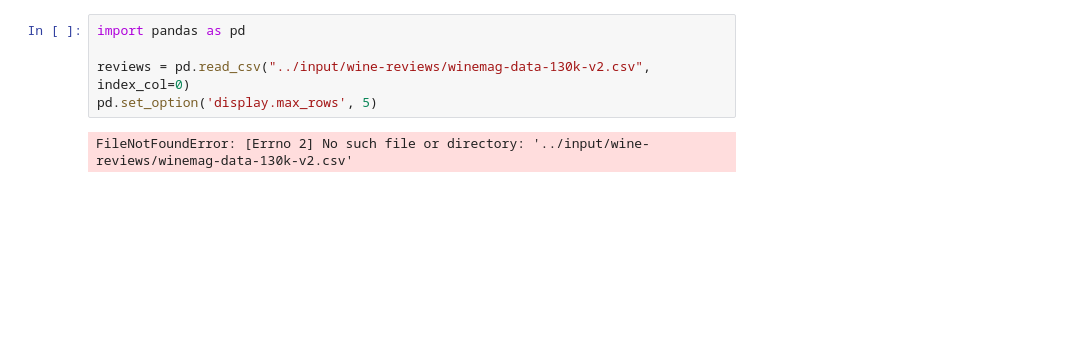
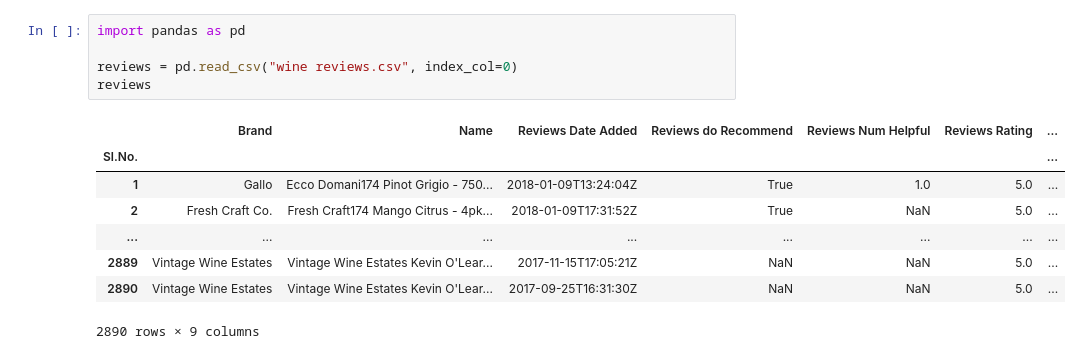
Before and after one commit to alighaderipour/python_hundred_days, a Jupyter notebook: Pandas/Kaggle/2-Indexing, Selecting & Assigning.ipynb, the cells around one changed output. Drawn from its saved outputs; the diff is of its cells as text; blank space fills up the shorter version.

```diff
--- a/Pandas/Kaggle/2-Indexing, Selecting & Assigning.ipynb
+++ b/Pandas/Kaggle/2-Indexing, Selecting & Assigning.ipynb
@@ -1,7 +1,14 @@
 # %%
 import pandas as pd
 
-reviews = pd.read_csv("../input/wine-reviews/winemag-data-130k-v2.csv", index_col=0)
-pd.set_option('display.max_rows', 5)
+reviews = pd.read_csv("wine reviews.csv", index_col=0)
+reviews
 # %% [output]
+|  | Brand | Name | Reviews Date Added | Reviews do Recommend | Reviews Num Helpful | Reviews Rating | ... |
+| Sl.No. |  |  |  |  |  |  | ... |
+| 1 | Gallo | Ecco Domani174 Pinot Grigio - 750... | 2018-01-09T13:24:04Z | True | 1.0 | 5.0 | ... |
+| 2 | Fresh Craft Co. | Fresh Craft174 Mango Citrus - 4pk... | 2018-01-09T17:31:52Z | True | NaN | 5.0 | ... |
+| ... | ... | ... | ... | ... | ... | ... | ... |
+| 2889 | Vintage Wine Estates | Vintage Wine Estates Kevin O'Lear... | 2017-11-15T17:05:21Z | NaN | NaN | 5.0 | ... |
+| 2890 | Vintage Wine Estates | Vintage Wine Estates Kevin O'Lear... | 2017-09-25T16:31:30Z | NaN | NaN | 5.0 | ... |
-FileNotFoundError: [Errno 2] No such file or directory: '../input/wine-reviews/winemag-data-130k-v2.csv'
+2890 rows × 9 columns
```
Also changed, not shown: parts of 14 cells of this notebook, 4 other files.
